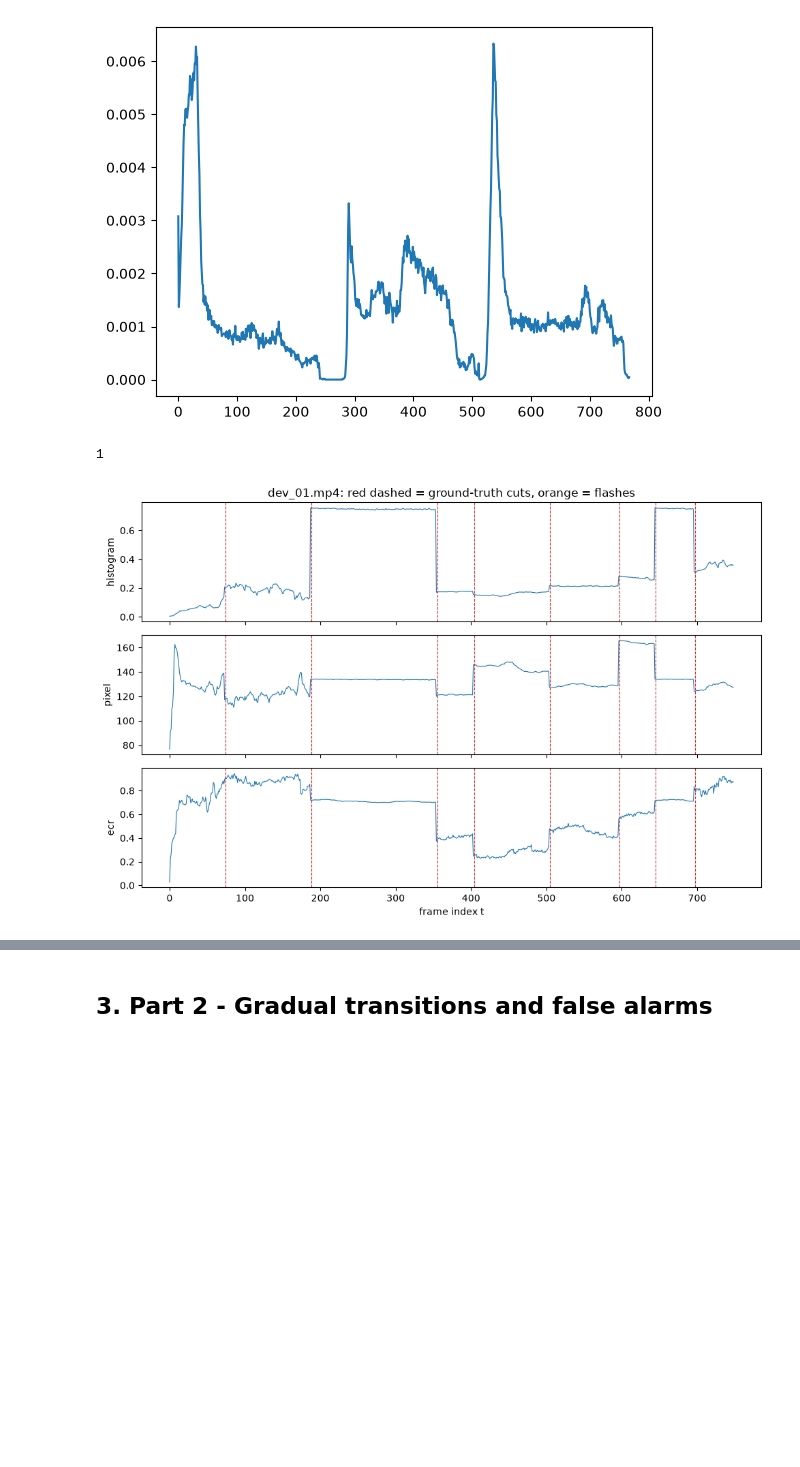
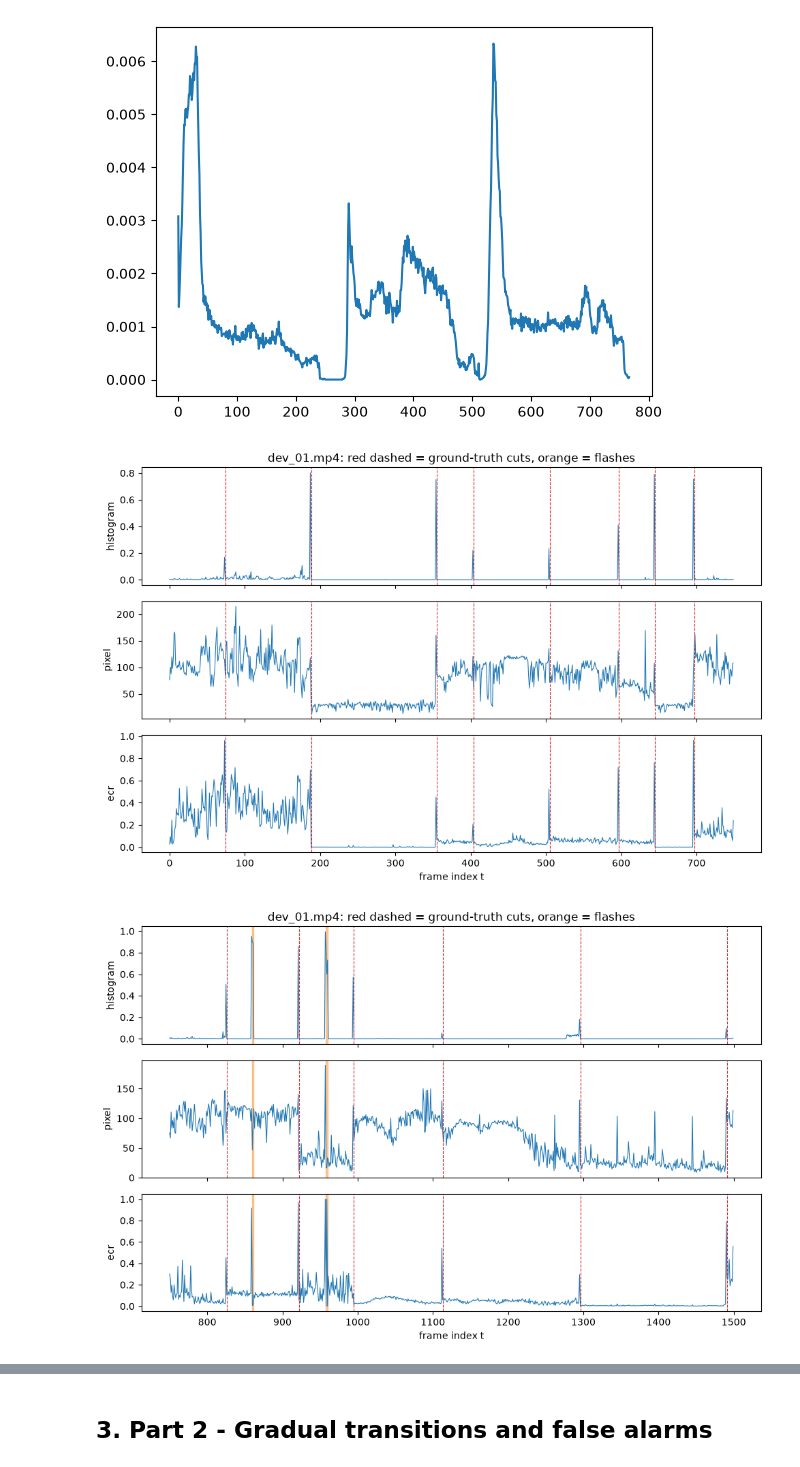
Before and after one commit to xisquinha/starter_code, a Jupyter notebook: 73287_73986/report.ipynb, the cells around one changed output, grey strips where cells are left out. Saved outputs shown, nothing was run; the diff lists cells and outputs as text; code cells hidden in the pictures; blank space fills up the shorter version.

Commit message:
correçoes + PR Curve para os 3 sinais

```diff
--- a/73287_73986/report.ipynb
+++ b/73287_73986/report.ipynb
@@ -46,10 +44,9 @@ import json
 video = cv.VideoCapture("../input/dev_01.mp4")
 with open("../input/dev_01.json", "r") as file:
   data = json.load(file)
+
 fps = data["fps"]
-
-segs = 30
-total_frames = fps*segs
+total_frames = data["num_frames"]
 
 d_pixel, d_hist, d_ecr = [], [], []
 
@@ -71,15 +68,19 @@ for i in range(total_frames-1):
   d_hist.append(hist_dif)
   d_ecr.append(ecr)
 
-  prev = frame
+  prev_frame = frame
 
 video.release()
 
 signals = {"histogram": d_hist, "pixel": d_pixel, "ecr":d_ecr}
-
-plotting.plot_signals(signals=signals, gt=data, start=0, end=total_frames-1)
-
-print()
-# %% [output]
-1
-[figure, removed]
+# %%
+segs = 30
+
+# plot dos primeiros 30s
+p1 = plotting.plot_signals(signals=signals, gt=data, start=0, end=fps*segs)
+
+#plot dos 30 aos 60s
+p2 = plotting.plot_signals(signals=signals, gt=data, start=fps*segs, end=fps*segs*2)
+# %% [output]
+[figure, added]
+[figure, added]
```
Also changed, not shown: parts of 6 cells of this notebook, 3 other files.
